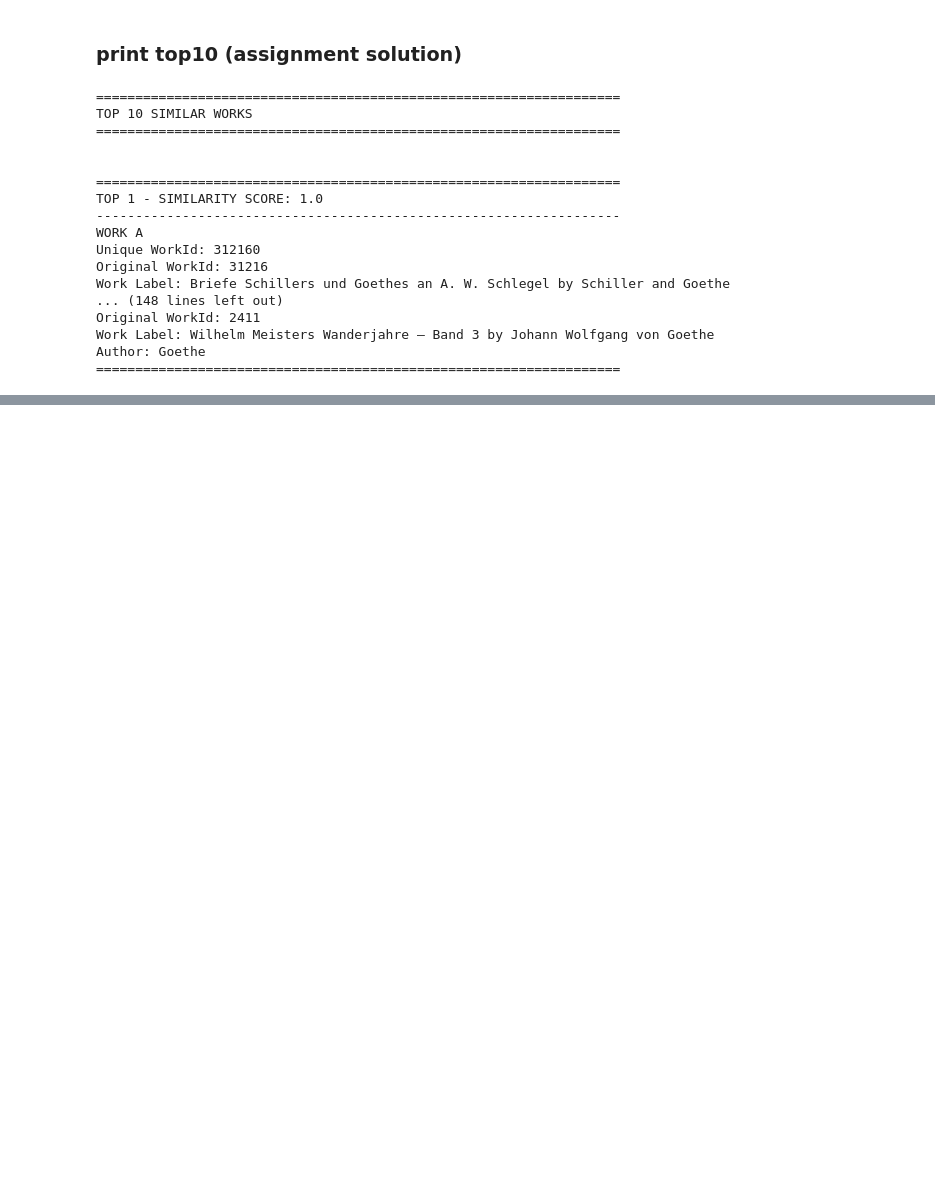
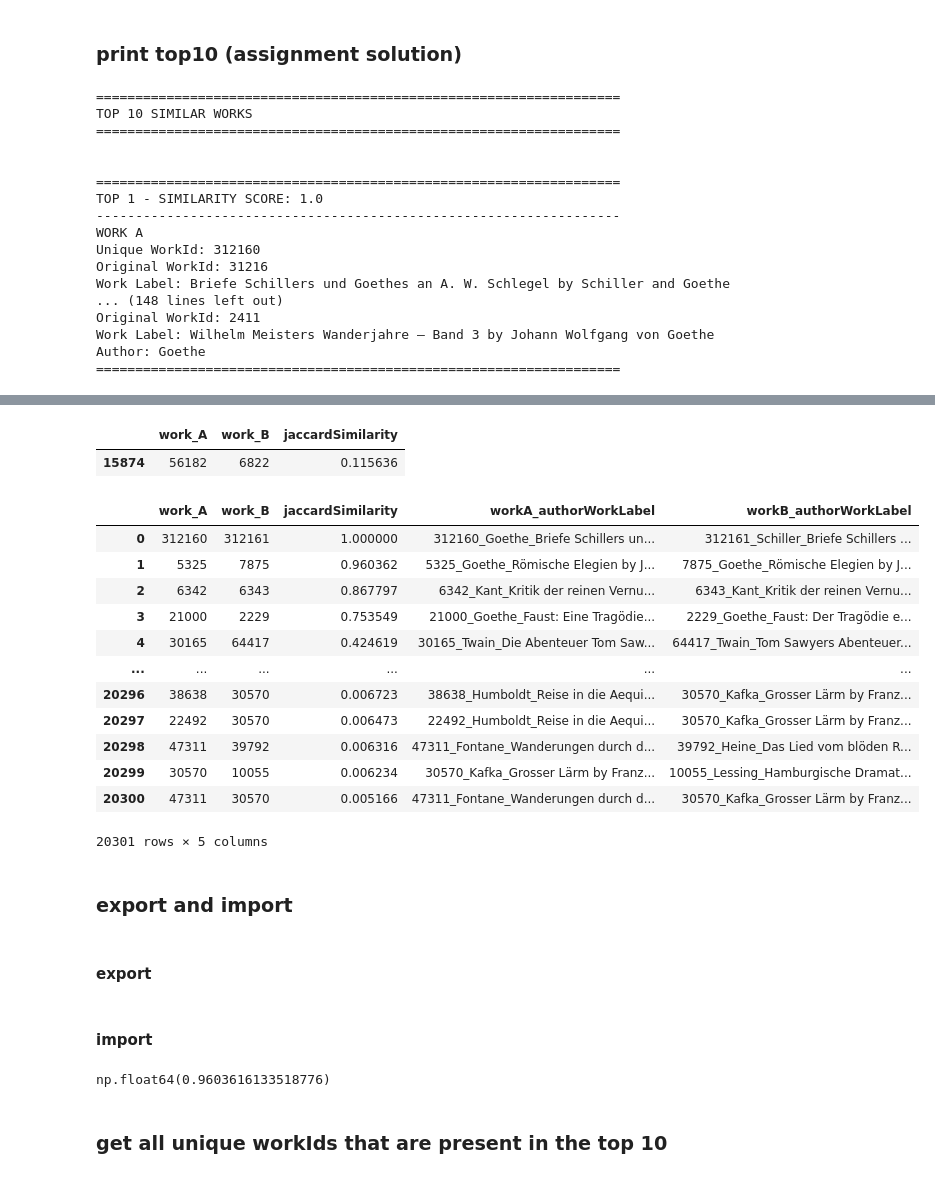
Before and after one commit to klausbprinz/suma-tech-assignment-harvesting-analysis, a Jupyter notebook: notebooks/assignmentSolution.ipynb, the cells around one changed output, grey strips where cells are left out. Drawn from its saved outputs; the diff is of its cells as text; code cells hidden in the pictures; blank space fills up the shorter version.

Commit message:
Solve assignment 2

```diff
--- a/notebooks/assignmentSolution.ipynb
+++ b/notebooks/assignmentSolution.ipynb
@@ -485,0 +461,7 @@ Author: Goethe
+# %%
+jaccardDF = pd.read_csv(repoP / "docs/assignment/jaccardSimilarityData.csv", dtype=str)
+
+jaccardDF["jaccardSimilarity"] = jaccardDF["jaccardSimilarity"].astype(float)
+# %%
+labeledJaccardDF = jaccardDF.sort_values(by="jaccardSimilarity", ascending=False)
+labeledJaccardDF = labeledJaccardDF.reset_index(drop=True)
@@ -485,0 +514,42 @@ Author: Goethe
+# %%
+labeledJaccardDF.sample()
+# %% [output]
+|  | work_A | work_B | jaccardSimilarity |
+| 15874 | 56182 | 6822 | 0.115636 |
+# %%
+def enrichWorkIds(row: pd.Series) -> list[str, str]:
+
+    authorA = dataDF[dataDF["uniqueWorkId"] == row["work_A"]].iloc[0]["author"]
+    workLabelA = dataDF[dataDF["uniqueWorkId"] == row["work_A"]].iloc[0]["workLabel"]
+
+    workA_authorWorkLabel = f"{row["work_A"]}_{authorA}_{workLabelA}"
+
+    authorB = dataDF[dataDF["uniqueWorkId"] == row["work_B"]].iloc[0]["author"]
+    workLabelB = dataDF[dataDF["uniqueWorkId"] == row["work_B"]].iloc[0]["workLabel"]
+
+    workB_authorWorkLabel = f"{row["work_B"]}_{authorB}_{workLabelB}"
+
+    return pd.Series([workA_authorWorkLabel, workB_authorWorkLabel], index=["workA_authorWorkLabel", "workB_authorWorkLabel"])
+
+newCols = ["workA_authorWorkLabel", "workB_authorWorkLabel"]
+labeledJaccardDF[newCols] = labeledJaccardDF.apply(enrichWorkIds, axis=1)
+# %%
+labeledJaccardDF
+# %% [output]
+|  | work_A | work_B | jaccardSimilarity | workA_authorWorkLabel | workB_authorWorkLabel |
+| 0 | 312160 | 312161 | 1.000000 | 312160_Goethe_Briefe Schillers un... | 312161_Schiller_Briefe Schillers ... |
+| 1 | 5325 | 7875 | 0.960362 | 5325_Goethe_Römische Elegien by J... | 7875_Goethe_Römische Elegien by J... |
+| 2 | 6342 | 6343 | 0.867797 | 6342_Kant_Kritik der reinen Vernu... | 6343_Kant_Kritik der reinen Vernu... |
+| 3 | 21000 | 2229 | 0.753549 | 21000_Goethe_Faust: Eine Tragödie... | 2229_Goethe_Faust: Der Tragödie e... |
+| 4 | 30165 | 64417 | 0.424619 | 30165_Twain_Die Abenteuer Tom Saw... | 64417_Twain_Tom Sawyers Abenteuer... |
+| ... | ... | ... | ... | ... | ... |
+| 20296 | 38638 | 30570 | 0.006723 | 38638_Humboldt_Reise in die Aequi... | 30570_Kafka_Grosser Lärm by Franz... |
+| 20297 | 22492 | 30570 | 0.006473 | 22492_Humboldt_Reise in die Aequi... | 30570_Kafka_Grosser Lärm by Franz... |
+| 20298 | 47311 | 39792 | 0.006316 | 47311_Fontane_Wanderungen durch d... | 39792_Heine_Das Lied vom blöden R... |
+| 20299 | 30570 | 10055 | 0.006234 | 30570_Kafka_Grosser Lärm by Franz... | 10055_Lessing_Hamburgische Dramat... |
+| 20300 | 47311 | 30570 | 0.005166 | 47311_Fontane_Wanderungen durch d... | 30570_Kafka_Grosser Lärm by Franz... |
+20301 rows × 5 columns
+# %% [markdown]
+### export and import
+# %% [markdown]
+#### export
@@ -485,0 +558,2 @@ Author: Goethe
+# %% [markdown]
+#### import
@@ -485,0 +564,6 @@ Author: Goethe
+# %%
+labeledJaccardDF.iloc[1]["jaccardSimilarity"]
+# %% [output]
+np.float64(0.9603616133518776)
+# %% [markdown]
+### get all unique workIds that are present in the top 10
```
Also changed, not shown: parts of 29 cells of this notebook, 2 other files.
